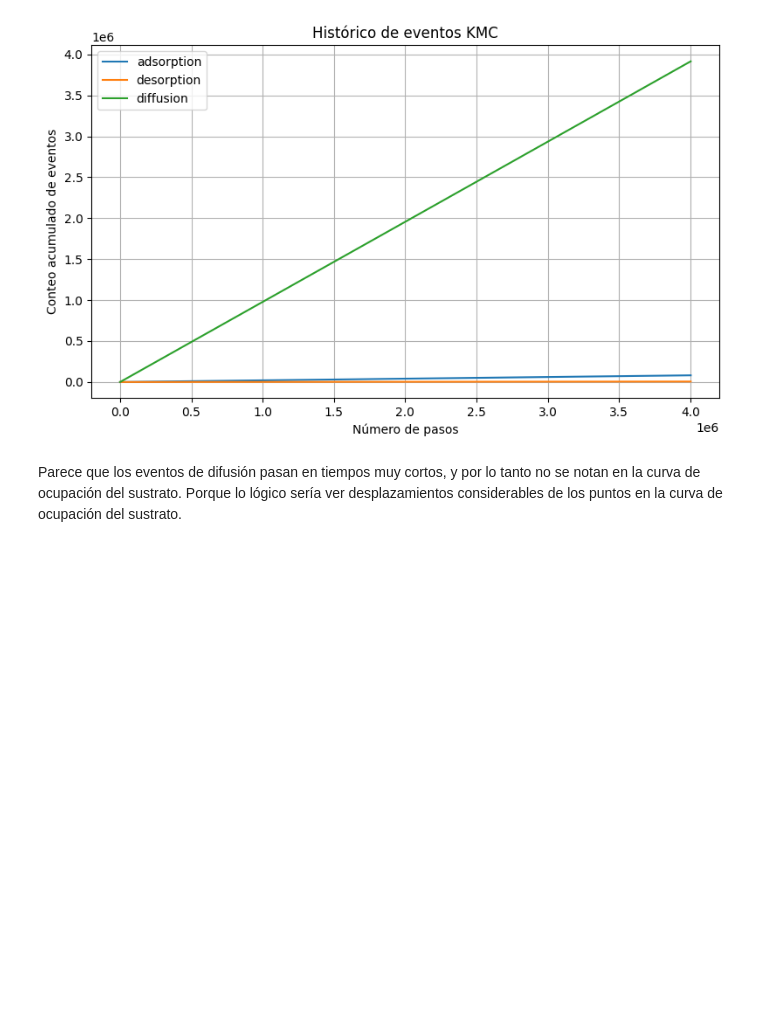
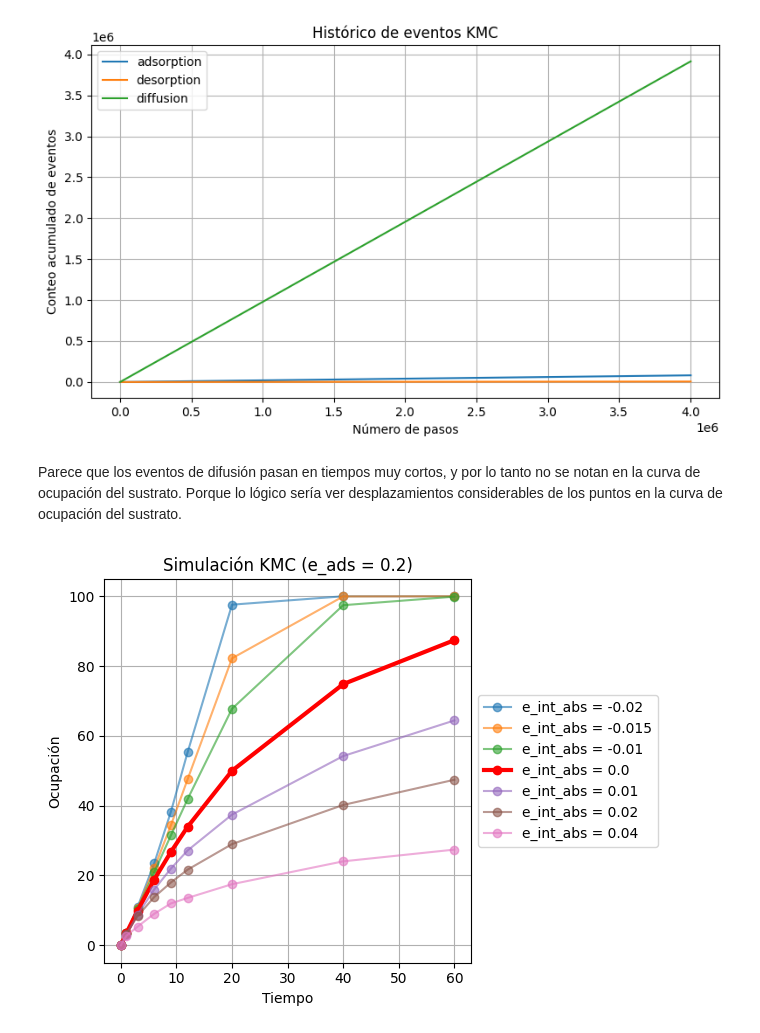
Before and after one commit to hernansalinas/00_TrabajoGradoGerman, a Jupyter notebook: Codes/Análisis y justificación del modelo/analisis_cualitativo_parametros.ipynb, the cells around one changed output. Saved outputs shown, nothing was run; the diff lists cells and outputs as text; code cells hidden in the pictures; blank space fills up the shorter version.

```diff
--- a/Codes/Análisis y justificación del modelo/analisis_cualitativo_parametros.ipynb
+++ b/Codes/Análisis y justificación del modelo/analisis_cualitativo_parametros.ipynb
@@ -673,3 +673,45 @@ plt.show()
 [figure]
 # %% [markdown]
 Parece que los eventos de difusión pasan en tiempos muy cortos, y por lo tanto no se notan en la curva de ocupación del sustrato. Porque lo lógico sería ver desplazamientos considerables de los puntos en la curva de ocupación del sustrato.
+# %%
+import numpy as np
+import matplotlib.pyplot as plt
+
+T = 300
+time_array = np.array([0, 1, 3, 6, 9, 12, 20, 40, 60])
+lattice_size = 200
+e_ads_params = [0.2]
+e_int_abs_params = [-0.02, -0.015, -0.01, 0.0, 0.01, 0.02, 0.04]
+
+for e_ads in e_ads_params:
+    plt.figure()
+    lines = []
+
+    for e_int_abs in e_int_abs_params:
+        lattice = SquareLattice(size=lattice_size)
+        processes = {"adsorption": {"e_ads": e_ads, "e_int_abs": e_int_abs}}
+        kmc = KineticMonteCarlo(lattice=lattice, T=T, processes=processes, time_array=time_array)
+        occupancy = kmc.run_simulation()
+        simulated_data = list(occupancy.values())
+
+        line, = plt.plot(time_array, simulated_data, marker='o',
+                         label=f'e_int_abs = {e_int_abs}')
+        lines.append((line, e_int_abs))
+
+    for line, e_int_abs in lines:
+        if e_int_abs == 0:
+            line.set_linewidth(3)
+            line.set_color('red')
+        else:
+            line.set_alpha(0.6)
+
+    plt.xlabel('Tiempo')
+    plt.ylabel('Ocupación')
+    plt.title(f'Simulación KMC (e_ads = {e_ads})')
+    plt.legend(loc='center left', bbox_to_anchor=(1, 0.5))
+    plt.grid(True)
+    plt.tight_layout()
+
+plt.show()
+# %% [output]
+[figure, added]
```
Also changed, not shown: 5 other files.
